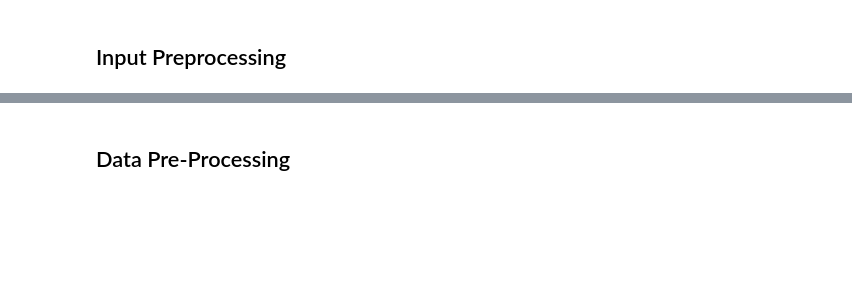
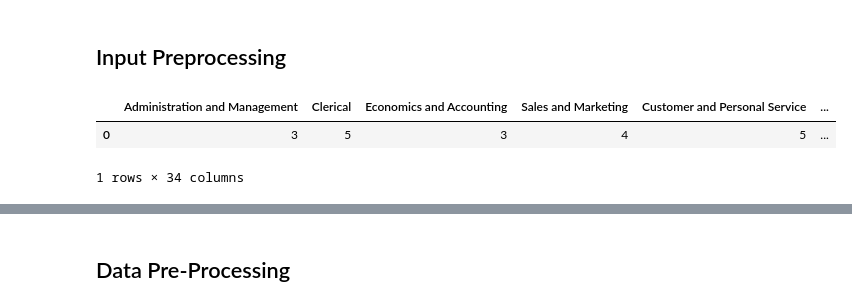
Before and after one commit to anukhandelwal/jobfit, a Jupyter notebook: Source/Classify_Helper.ipynb, the cells around one changed output, grey strips where cells are left out. Saved outputs shown, nothing was run; the diff lists cells and outputs as text; code cells hidden in the pictures; blank space fills up the shorter version.

```diff
--- a/Source/Classify_Helper.ipynb
+++ b/Source/Classify_Helper.ipynb
@@ -74,0 +86,12 @@ input_cluster_list2 = [
+# %%
+# Administration and Management	Clerical	Economics and Accounting	Sales and Marketing
+# Customer and Personal Service	Personnel and Human Resources	Production and Processing
+# Food Production	Computers and Electronics	Engineering and Technology	Design
+# Building and Construction	Mechanical	Mathematics	Physics	Chemistry	Biology	Psychology	Sociology and Anthropology	Geography	Medicine and Dentistry	Therapy and Counseling	Education and Training	English Language	Foreign Language	Fine Arts	History and Archeology	Philosophy and Theology	Public Safety and Security	Law and Government	Telecommunications	Communications and Media	Transportation	Title
+test_data = pd.read_csv("../Data/test_data.csv") # this would have been input by user
+
+test_data.head()
+# %% [output]
+|  | Administration and Management | Clerical | Economics and Accounting | Sales and Marketing | Customer and Personal Service | ... |
+| 0 | 3 | 5 | 3 | 4 | 5 | ... |
+1 rows × 34 columns
```
Also changed, not shown: parts of 20 cells of this notebook, 3 other files.
